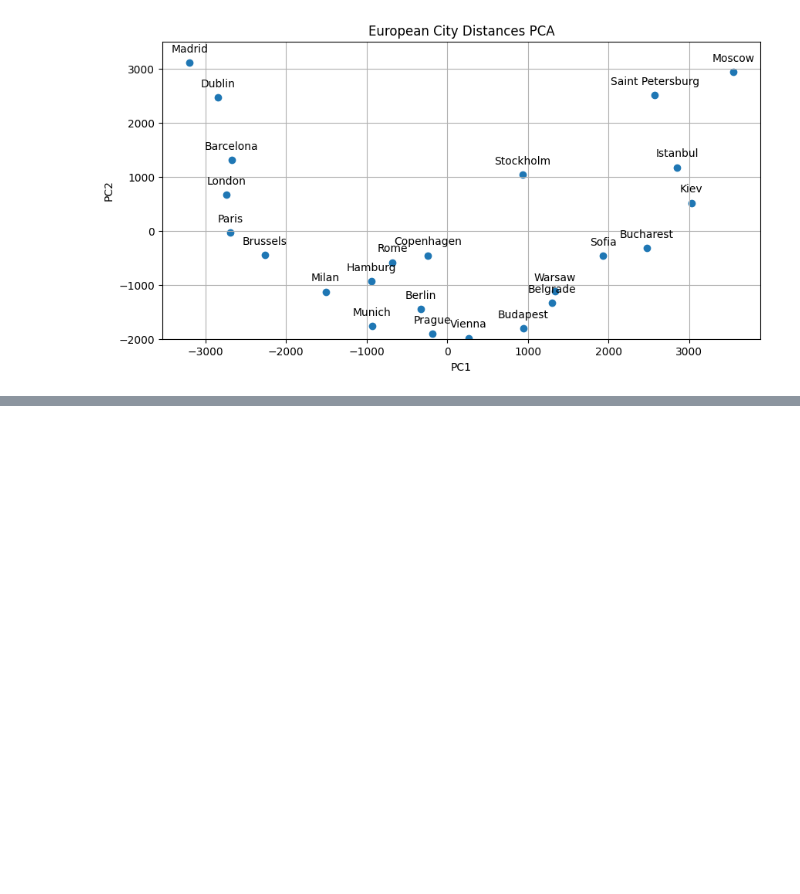
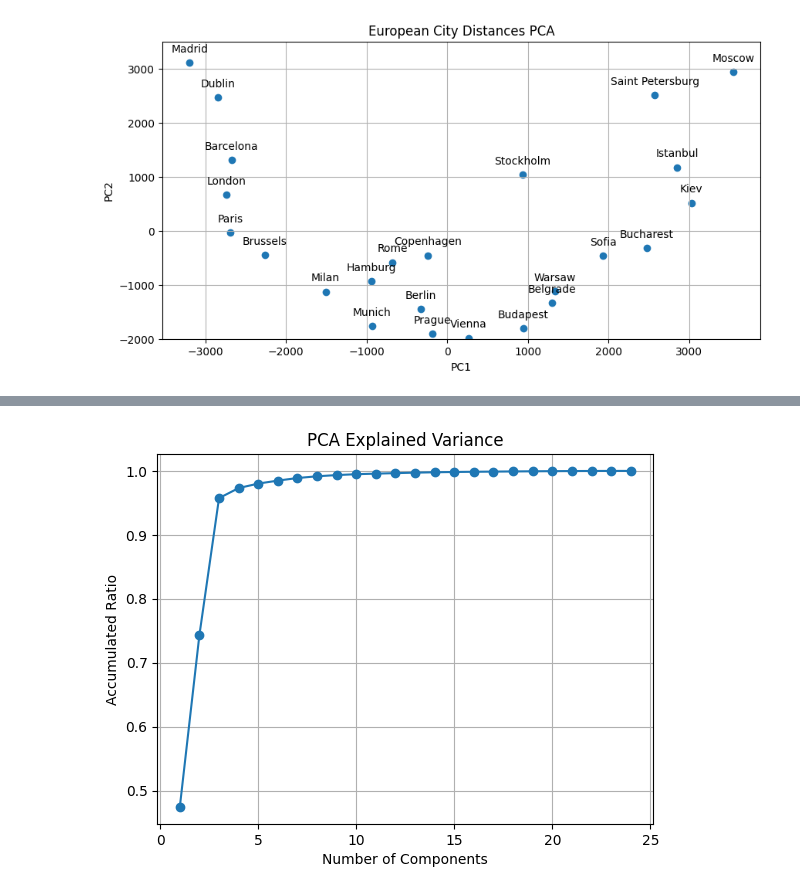
Before and after one commit to denverkim/DM_FALL2026, a Jupyter notebook: DM_LAB7.ipynb, the cells around one changed output, grey strips where cells are left out. Cells and saved outputs as stored; diff of their text form; code cells hidden in the pictures; blank space fills up the shorter version.

```diff
--- a/DM_LAB7.ipynb
+++ b/DM_LAB7.ipynb
@@ -104,0 +105,6 @@ plt.show()
+# %%
+# Plot accumulated ratio
+ratio = []
+for i in range(24):
+    ratio.append(PCA(n_components=i+1).fit(city).explained_variance_ratio_.sum())
+ratio
@@ -104,0 +129,9 @@ plt.show()
+# %%
+plt.plot(range(1,25), ratio, marker='o')
+plt.xlabel('Number of Components')
+plt.ylabel('Accumulated Ratio')
+plt.title('PCA Explained Variance')
+plt.grid()
+plt.show()
+# %% [output]
+[figure, added]
```
Also changed, not shown: parts of 5 cells of this notebook.
